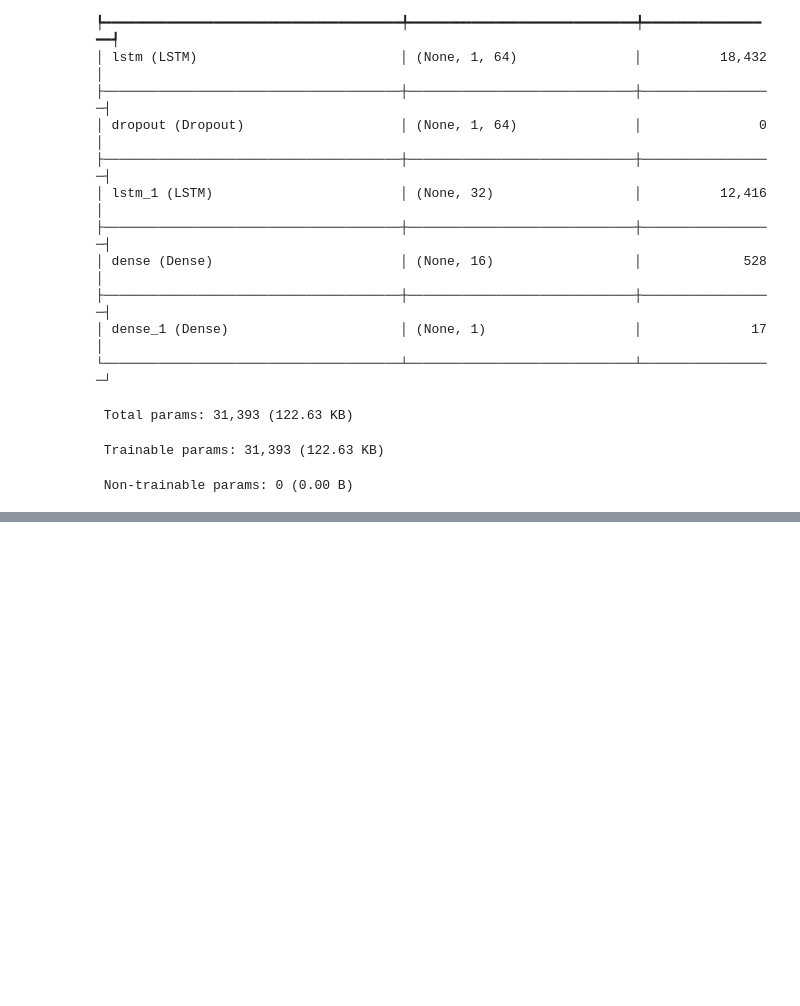
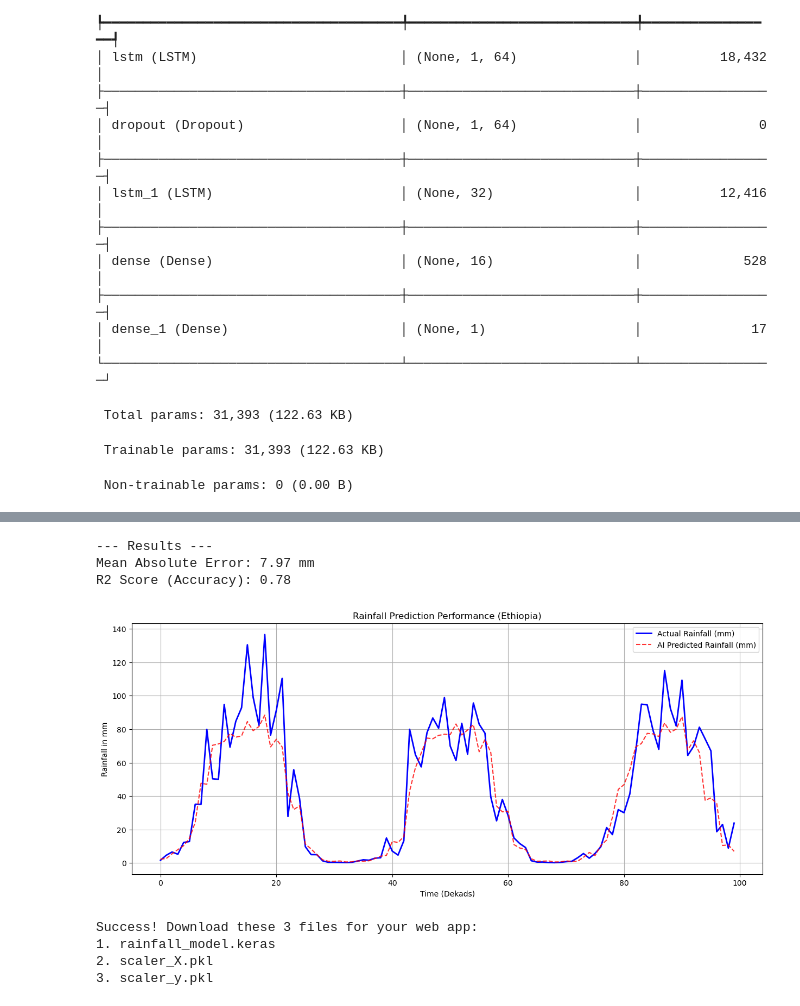
Before and after one commit to demirewu-manidefro/Rainfall, a Jupyter notebook: rainfall_prediction.ipynb, the cells around one changed output, grey strips where cells are left out. Saved outputs shown, nothing was run; the diff lists cells and outputs as text; code cells hidden in the pictures; blank space fills up the shorter version.

Commit message:
chore: add root gitignore and update rainfall prediction notebook with improved model training

```diff
--- a/rainfall_prediction.ipynb
+++ b/rainfall_prediction.ipynb
@@ -253,0 +254,10 @@ Epoch 15/50
+# %%
+# 1. Predict on the test data
+y_pred_scaled = model.predict(X_test)
+
+# 2. Inverse scale to get actual mm values
+# (Assuming your scaler was named 'scaler_y')
+y_pred = scaler_y.inverse_transform(y_pred_scaled)
+y_actual = scaler_y.inverse_transform(y_test)
+
+print("Predictions completed.")
@@ -253,0 +267,46 @@ Epoch 15/50
+# %%
+from sklearn.metrics import r2_score, mean_absolute_error
+
+mae = mean_absolute_error(y_actual, y_pred)
+r2 = r2_score(y_actual, y_pred)
+
+print(f"--- Results ---")
+print(f"Mean Absolute Error: {mae:.2f} mm")
+print(f"R2 Score (Accuracy): {r2:.2f}") # Target: > 0.60
+# %% [output]
+--- Results ---
+Mean Absolute Error: 7.97 mm
+R2 Score (Accuracy): 0.78
+# %%
+import matplotlib.pyplot as plt
+
+plt.figure(figsize=(15, 6))
+plt.plot(y_actual[:100], label='Actual Rainfall (mm)', color='blue', linewidth=2)
+plt.plot(y_pred[:100], label='AI Predicted Rainfall (mm)', color='red', linestyle='--', alpha=0.8)
+plt.title('Rainfall Prediction Performance (Ethiopia)')
+plt.xlabel('Time (Dekads)')
+plt.ylabel('Rainfall in mm')
+plt.legend()
+plt.grid(True)
+plt.show()
+# %% [output]
+[figure, added]
+# %%
+import joblib
+
+# 1. Save the AI Model
+model.save('rainfall_model.keras')
+
+# 2. Save the Scalers (needed to process web inputs)
+joblib.dump(scaler_X, 'scaler_X.pkl')
+joblib.dump(scaler_y, 'scaler_y.pkl')
+
+print("Success! Download these 3 files for your web app:")
+print("1. rainfall_model.keras")
+print("2. scaler_X.pkl")
+print("3. scaler_y.pkl")
+# %% [output]
+Success! Download these 3 files for your web app:
+1. rainfall_model.keras
+2. scaler_X.pkl
+3. scaler_y.pkl
```
Also changed, not shown: parts of 2 cells of this notebook, 1 other file.
